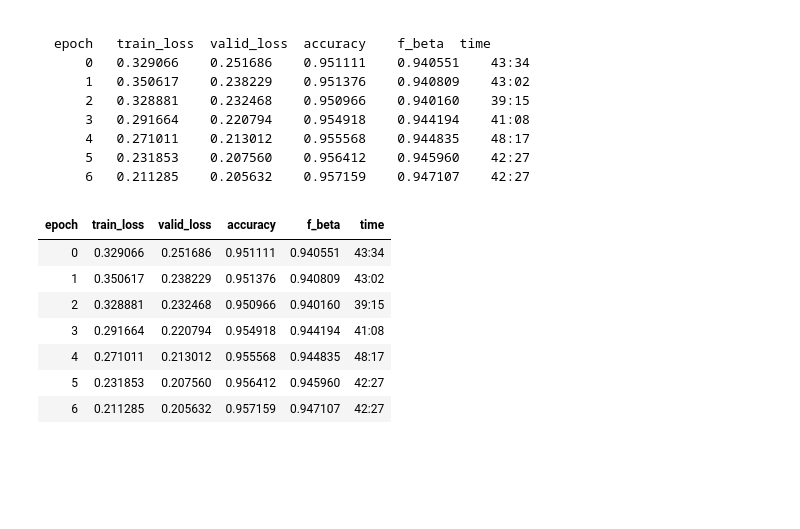
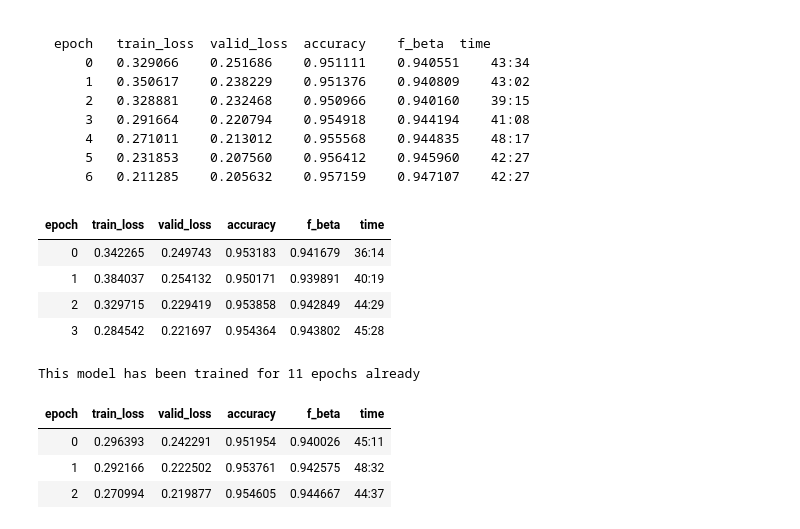
Before and after one commit to magic-lantern/nlp-transfer-learning, a Jupyter notebook: sourcecode/mimic_nlp_classifier_descr.ipynb, the cells around one changed output. Drawn from its saved outputs; the diff is of its cells as text; code cells hidden in the pictures; blank space fills up the shorter version.

```diff
--- a/sourcecode/mimic_nlp_classifier_descr.ipynb
+++ b/sourcecode/mimic_nlp_classifier_descr.ipynb
@@ -360,31 +362,62 @@ else:
         5	0.231853	0.207560	0.956412	0.945960	42:27
         6	0.211285	0.205632	0.957159	0.947107	42:27
 # %%
-num_cycles = 7
+num_cycles = 4
 
 file = ft_file + str(prev_cycles)
 learner_file = base_path/file
 callback_save_file = str(learner_file) + '_auto'
 
 learn.fit_one_cycle(num_cycles, slice(5e-3/(2.6**4),5e-3), moms=(0.8,0.7),
                     callbacks=[
                         callbacks.SaveModelCallback(learn, every='epoch', monitor='accuracy', name=callback_save_file),
                         # CSVLogger only logs when num_cycles are complete
                         callbacks.CSVLogger(learn, filename=training_history_file, append=True)
                     ])
 file = ft_file + str(prev_cycles + num_cycles)
 learner_file = base_path/file
 learn.save(learner_file)
 
 with open(cycles_file, 'wb') as f:
     pickle.dump(num_cycles + prev_cycles, f)
 release_mem()
 # %% [output]
 | epoch | train_loss | valid_loss | accuracy | f_beta | time |
-| 0 | 0.329066 | 0.251686 | 0.951111 | 0.940551 | 43:34 |
-| 1 | 0.350617 | 0.238229 | 0.951376 | 0.940809 | 43:02 |
-| 2 | 0.328881 | 0.232468 | 0.950966 | 0.940160 | 39:15 |
-| 3 | 0.291664 | 0.220794 | 0.954918 | 0.944194 | 41:08 |
-| 4 | 0.271011 | 0.213012 | 0.955568 | 0.944835 | 48:17 |
-| 5 | 0.231853 | 0.207560 | 0.956412 | 0.945960 | 42:27 |
-| 6 | 0.211285 | 0.205632 | 0.957159 | 0.947107 | 42:27 |
+| 0 | 0.342265 | 0.249743 | 0.953183 | 0.941679 | 36:14 |
+| 1 | 0.384037 | 0.254132 | 0.950171 | 0.939891 | 40:19 |
+| 2 | 0.329715 | 0.229419 | 0.953858 | 0.942849 | 44:29 |
+| 3 | 0.284542 | 0.221697 | 0.954364 | 0.943802 | 45:28 |
+# %%
+if os.path.isfile(cycles_file):
+    with open(cycles_file, 'rb') as f:
+        prev_cycles = pickle.load(f)
+    print('This model has been trained for', prev_cycles, 'epochs already')
+else:
+    prev_cycles = 0
+# %% [output]
+This model has been trained for 11 epochs already
+# %%
+num_cycles = 3
+
+file = ft_file + str(prev_cycles)
+learner_file = base_path/file
+callback_save_file = str(learner_file) + '_auto'
+
+learn.fit_one_cycle(num_cycles, slice(5e-3/(2.6**4),5e-3), moms=(0.8,0.7),
+                    callbacks=[
+                        callbacks.SaveModelCallback(learn, every='epoch', monitor='accuracy', name=callback_save_file),
+                        # CSVLogger only logs when num_cycles are complete
+                        callbacks.CSVLogger(learn, filename=training_history_file, append=True)
+                    ])
+file = ft_file + str(prev_cycles + num_cycles)
+learner_file = base_path/file
+learn.save(learner_file)
+
+with open(cycles_file, 'wb') as f:
+    pickle.dump(num_cycles + prev_cycles, f)
+release_mem()
+# %% [output]
+| epoch | train_loss | valid_loss | accuracy | f_beta | time |
+| 0 | 0.296393 | 0.242291 | 0.951954 | 0.940026 | 45:11 |
+| 1 | 0.292166 | 0.222502 | 0.953761 | 0.942575 | 48:32 |
+| 2 | 0.270994 | 0.219877 | 0.954605 | 0.944667 | 44:37 |
```
Also changed, not shown: parts of 4 cells of this notebook, 7 other files.
